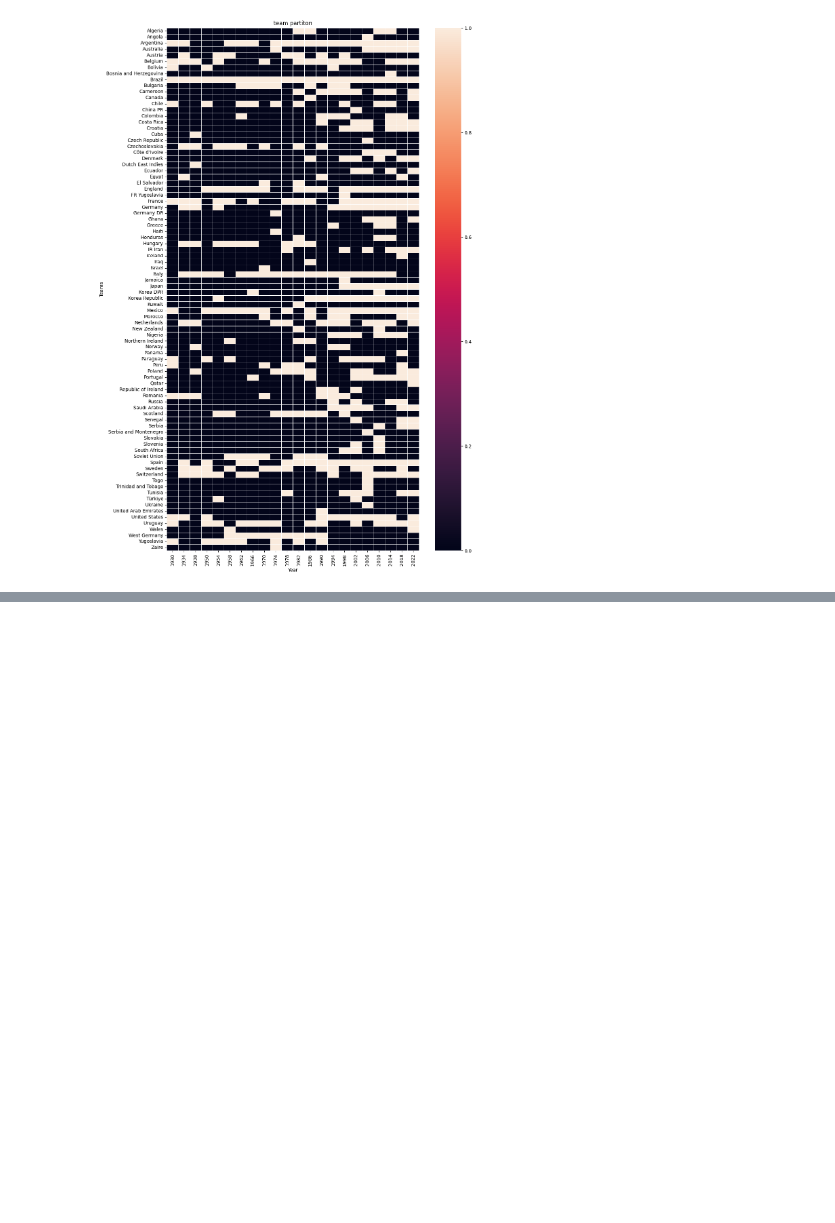
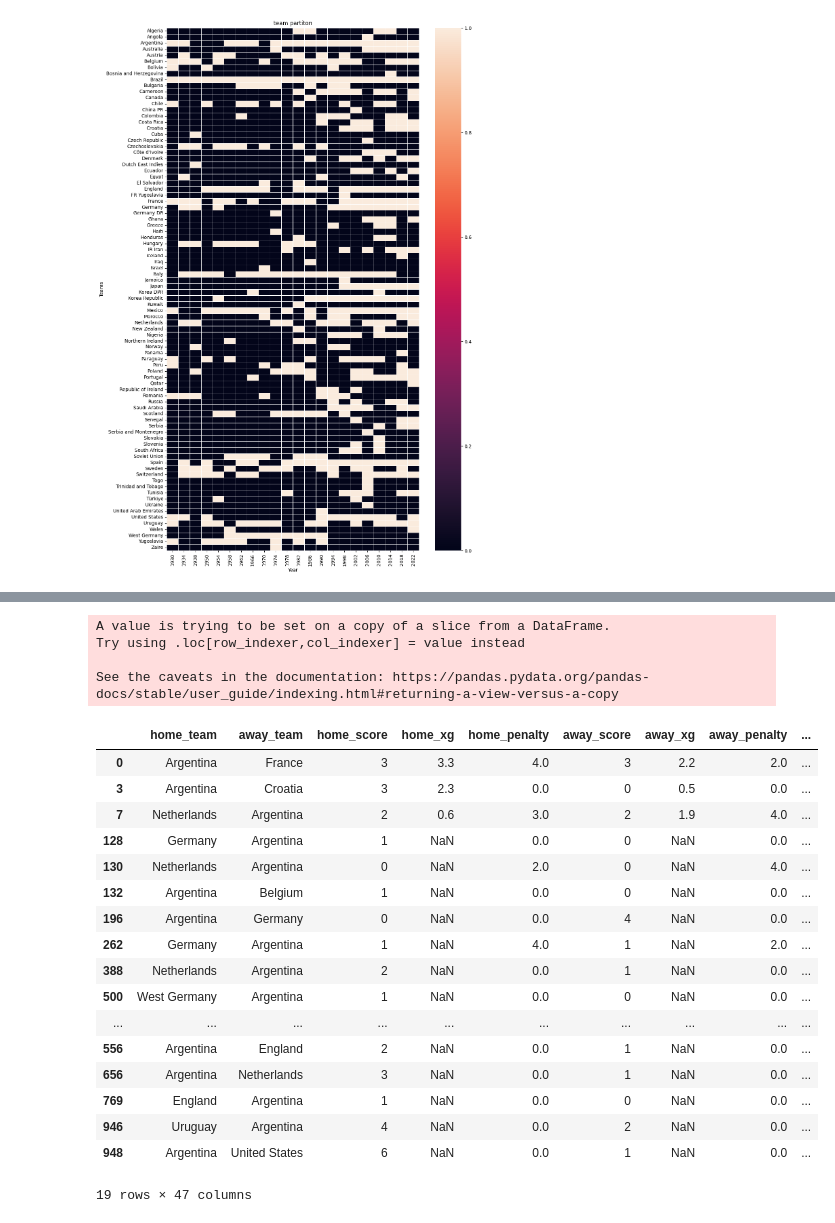
Before and after one commit to Prathambiradr12345/EDA-Practice, a Jupyter notebook: Eda_For_FootBall_WorldCup.ipynb, the cells around one changed output, grey strips where cells are left out. Cells and saved outputs as stored; diff of their text form; code cells hidden in the pictures; blank space fills up the shorter version.

```diff
--- a/Eda_For_FootBall_WorldCup.ipynb
+++ b/Eda_For_FootBall_WorldCup.ipynb
@@ -569,0 +794,34 @@ plt.show()
+# %%
+def get_winner(row):
+  if (row['h_total']>row['a_total']):
+    return row['home_team']
+  else:
+    return row['away_team']
+# %%
+data['winner']=data.apply(get_winner,axis=1)
+# %% [output]
+A value is trying to be set on a copy of a slice from a DataFrame.
+Try using .loc[row_indexer,col_indexer] = value instead
+
+See the caveats in the documentation: https://pandas.pydata.org/pandas-docs/stable/user_guide/indexing.html#returning-a-view-versus-a-copy
+# %%
+data
+# %% [output]
+|  | home_team | away_team | home_score | home_xg | home_penalty | away_score | away_xg | away_penalty | ... |
+| 0 | Argentina | France | 3 | 3.3 | 4.0 | 3 | 2.2 | 2.0 | ... |
+| 3 | Argentina | Croatia | 3 | 2.3 | 0.0 | 0 | 0.5 | 0.0 | ... |
+| 7 | Netherlands | Argentina | 2 | 0.6 | 3.0 | 2 | 1.9 | 4.0 | ... |
+| 128 | Germany | Argentina | 1 | NaN | 0.0 | 0 | NaN | 0.0 | ... |
+| 130 | Netherlands | Argentina | 0 | NaN | 2.0 | 0 | NaN | 4.0 | ... |
+| 132 | Argentina | Belgium | 1 | NaN | 0.0 | 0 | NaN | 0.0 | ... |
+| 196 | Argentina | Germany | 0 | NaN | 0.0 | 4 | NaN | 0.0 | ... |
+| 262 | Germany | Argentina | 1 | NaN | 4.0 | 1 | NaN | 2.0 | ... |
+| 388 | Netherlands | Argentina | 2 | NaN | 0.0 | 1 | NaN | 0.0 | ... |
+| 500 | West Germany | Argentina | 1 | NaN | 0.0 | 0 | NaN | 0.0 | ... |
+| ... | ... | ... | ... | ... | ... | ... | ... | ... | ... |
+| 556 | Argentina | England | 2 | NaN | 0.0 | 1 | NaN | 0.0 | ... |
+| 656 | Argentina | Netherlands | 3 | NaN | 0.0 | 1 | NaN | 0.0 | ... |
+| 769 | England | Argentina | 1 | NaN | 0.0 | 0 | NaN | 0.0 | ... |
+| 946 | Uruguay | Argentina | 4 | NaN | 0.0 | 2 | NaN | 0.0 | ... |
+| 948 | Argentina | United States | 6 | NaN | 0.0 | 1 | NaN | 0.0 | ... |
+19 rows × 47 columns
```
Also changed, not shown: parts of 31 cells of this notebook.
